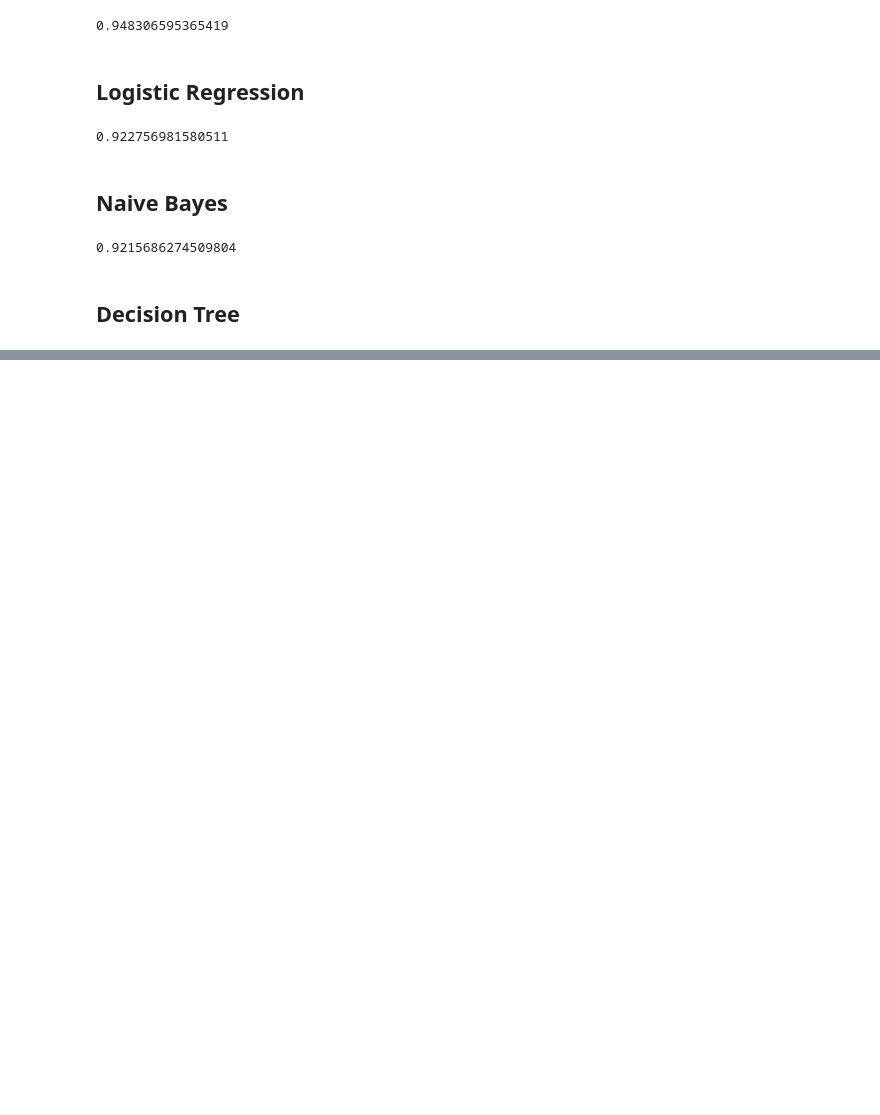
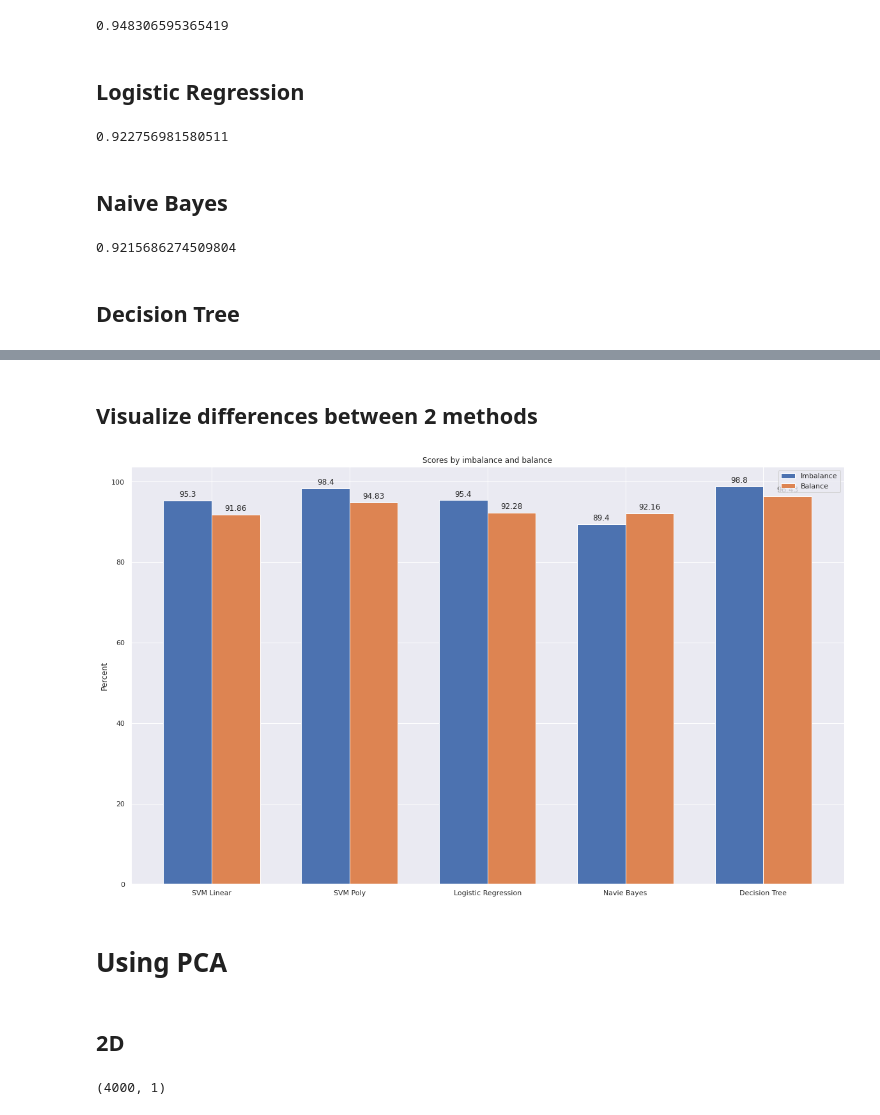
Before and after one commit to susannoo123/CS115, a Jupyter notebook: SVM_final.ipynb, the cells around one changed output, grey strips where cells are left out. Cells and saved outputs as stored; diff of their text form; code cells hidden in the pictures; blank space fills up the shorter version.

```diff
--- a/SVM_final.ipynb
+++ b/SVM_final.ipynb
@@ -719,0 +720,43 @@ print(np.mean(dct_data_list))
+# %% [markdown]
+## Visualize differences between 2 methods
+# %%
+labels = ['SVM Linear', 'SVM Poly', 'Logistic Regression', 'Navie Bayes', 'Decision Tree']
+accuracy_list_1 = cal_score('Accuracy')
+accuracy_list_2 = [round(np.mean(svm_linear_data_list)*100,2),round(np.mean(svm_poly_data_list)*100,2),
+                   round(np.mean(lg_data_list)*100,2),round(np.mean(nb_data_list)*100,2),round(np.mean(dct_data_list)*100,2)]
+
+x = np.arange(len(labels))  # the label locations
+width = 0.35  # the width of the bars
+
+plt.figure(figsize=(20,12))
+rects1 = plt.bar(x - width/2, accuracy_list_1, width, label='Imbalance')
+rects2 = plt.bar(x + width/2, accuracy_list_2, width, label='Balance')
+
+# Add some text for labels, title and custom x-axis tick labels, etc.
+plt.ylabel('Percent')
+plt.title('Scores by imbalance and balance')
+plt.xticks(x,labels)
+plt.legend()
+
+
+def autolabel(rects):
+    """Attach a text label above each bar in *rects*, displaying its height."""
+    for rect in rects:
+        height = rect.get_height()
+        plt.annotate('{}'.format(height),
+                    xy=(rect.get_x() + rect.get_width() / 2, height),
+                    xytext=(0, 3),  # 3 points vertical offset
+                    textcoords="offset points",
+                    ha='center', va='bottom')
+
+
+autolabel(rects1)
+autolabel(rects2)
+plt.savefig('difference.png')
+plt.show()
+# %% [output]
+[figure, added]
+# %% [markdown]
+# Using PCA
+# %% [markdown]
+## 2D
@@ -719,0 +768,5 @@ print(np.mean(dct_data_list))
+# %%
+y_train_temp = y_train.to_numpy().reshape(y_train.shape[0],1)
+y_train_temp.shape
+# %% [output]
+(4000, 1)
```
Also changed, not shown: parts of 9 cells of this notebook.
